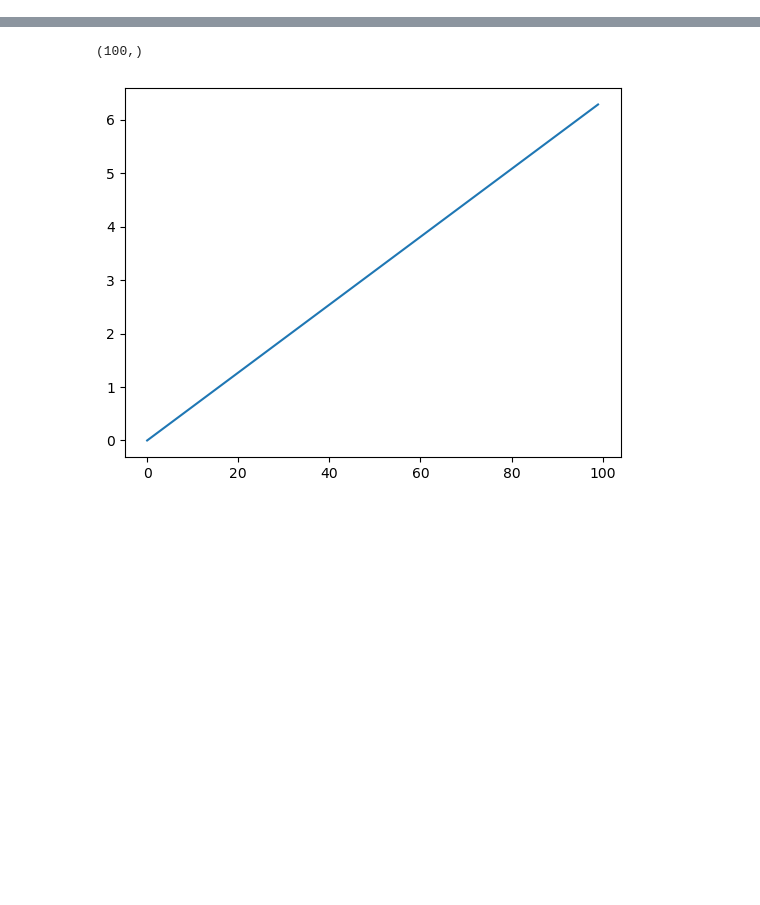
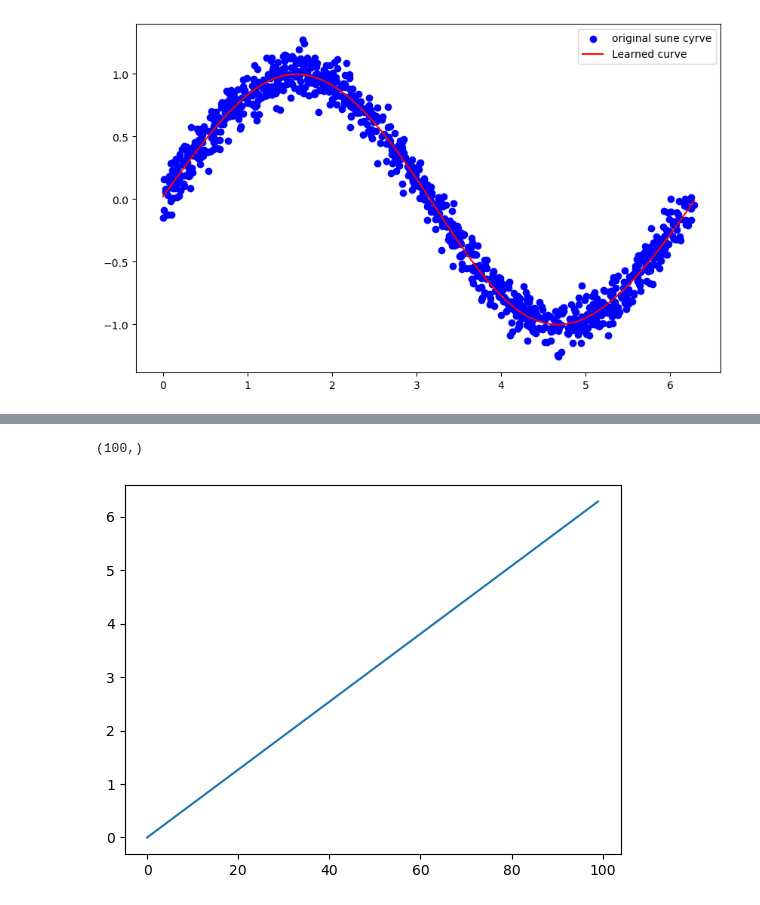
Before and after one commit to Vozikis/AI-for-Science, a Jupyter notebook: func-approximation.ipynb, the cells around one changed output, grey strips where cells are left out. Saved outputs shown, nothing was run; the diff lists cells and outputs as text; code cells hidden in the pictures; blank space fills up the shorter version.

Commit message:
create the model, train and run then plot

```diff
--- a/func-approximation.ipynb
+++ b/func-approximation.ipynb
@@ -32,0 +33,13 @@ Text(0, 0.5, 'Y values')
+# %%
+class SimpleNN(nn.Module):
+    def __init__(self):
+        super().__init__()
+        self.fc1 = nn.Linear(1,10)
+        self.activation = nn.SiLU()
+        self.fc2 = nn.Linear(10,1)
+
+    def forward(self,x):
+        x = self.fc1(x)
+        x=self.activation(x)
+        x = self.fc2(x)
+        return x
@@ -32,0 +65,21 @@ Text(0, 0.5, 'Y values')
+# %%
+def evaluate(model, x_test):
+    model.eval()
+    with torch.no_grad():
+        y_pred = model(x_test.view(-1,1)).numpy()
+    return y_pred
+# %%
+model = SimpleNN()
+criterion = nn.MSELoss()
+optimizer = get_optimizer('ADAM', model)
+
+num_epochs = 10000
+
+for epoch in range(num_epochs):
+    inputs = torch.tensor(x_train, dtype=torch.float32, requires_grad=True).view(-1,1)
+    targets = torch.tensor(y_train, dtype=torch.float32).view(-1,1)
+
+    loss = train(model,optimizer, criterion, inputs, targets)
+
+    if (epoch+1) % 100 == 0:
+        print(f'Epoch [{epoch+1}/{num_epochs}], Loss: {loss:.4f}')
@@ -33,3 +104,14 @@ Text(0, 0.5, 'Y values')
+# %%
+x_test = torch.linspace(0, 2*np.pi, 100)
+y_pred = evaluate(model,x_test)
+# %%
+plt.figure(figsize=(10,6))
+plt.scatter(x_train, y_train, label="original sune cyrve", color = "blue")
+plt.plot(x_test, y_pred, label="Learned curve", color="red")
+plt.legend()
+plt.show()
+# %% [output]
+[figure, added]
 # %%
 num_points = 100
 x_values = np.sort(np.random.uniform(0,2*np.pi, num_points))
```
Also changed, not shown: parts of 5 cells of this notebook.
